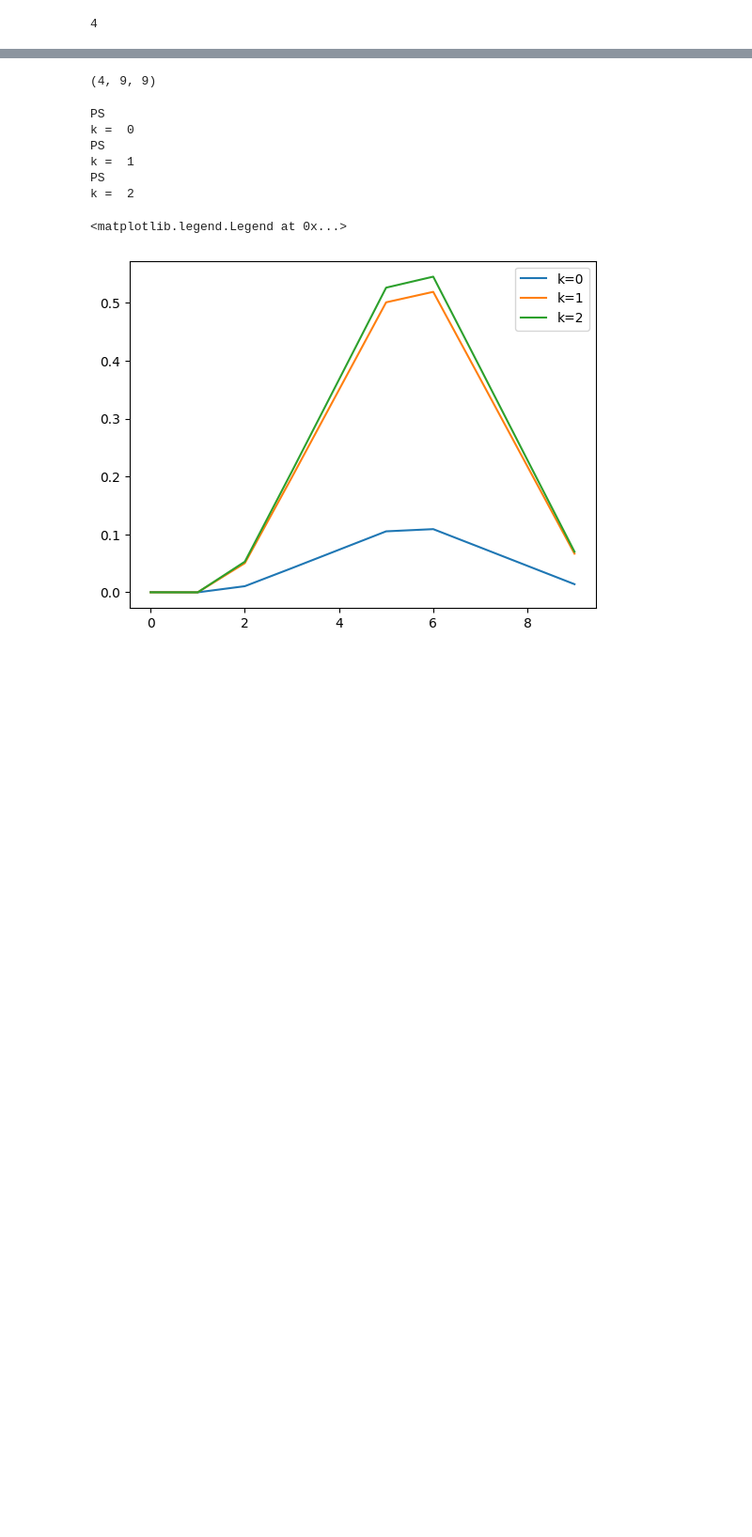
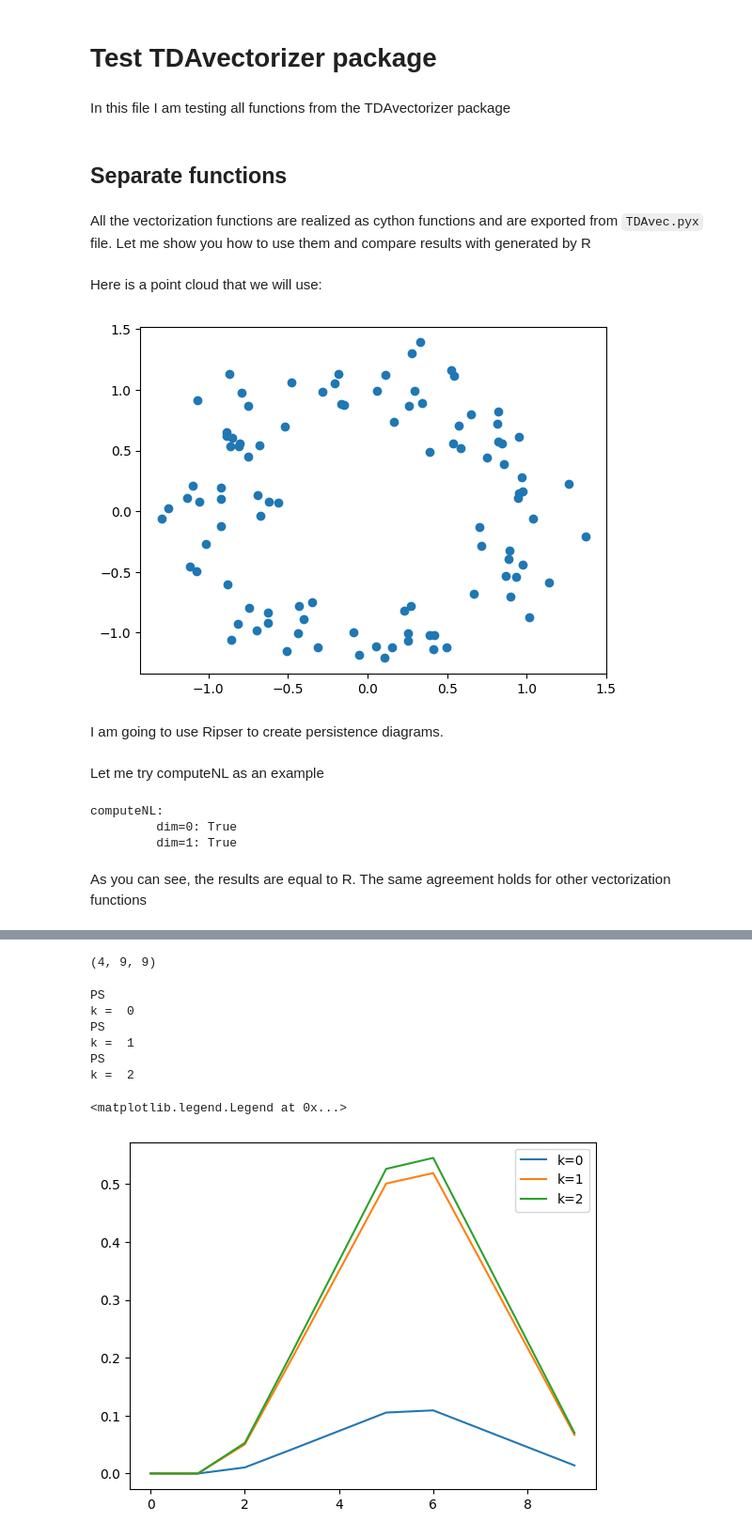
Before and after one commit to ALuchinsky/vpb_python, a Jupyter notebook: python/test_TDAvectorizer.ipynb, the cells around one changed output, grey strips where cells are left out. Shown: that part at 94% size. Saved outputs shown, nothing was run; the diff lists cells and outputs as text; code cells hidden in the pictures; blank space fills up the shorter version.

Commit message:
Rewritiong test_TDAvectorizer notebook

```diff
--- a/python/test_TDAvectorizer.ipynb
+++ b/python/test_TDAvectorizer.ipynb
@@ -6,11 +8,18 @@ import TDAvectorizer
-# %%
-
-reload(TDAvectorizer)
-vect = TDAvectorizer.TDAvectorizer()
-diags = []
-for i in range(4):
-    diags = diags + [vect.createEllipse()]
-vect.fit(diags)
-len(vect.diags)
-# %% [output]
-4
+# %% [markdown]
+# Test TDAvectorizer package
+# %% [markdown]
+In this file I am testing all functions from the TDAvectorizer package
+# %% [markdown]
+## Separate functions
+# %% [markdown]
+All the vectorization functions are realized as cython functions and are exported from `TDAvec.pyx` file. Let me show you how to use them and compare results with generated by R
+# %% [markdown]
+Here is a point cloud that we will use:
+# %%
+X = np.loadtxt("../R/unitCircle.csv", skiprows=1, delimiter=",")
+plt.plot(X[:,0], X[:,1], "o")
+plt.show()
+# %% [output]
+[figure, added]
+# %% [markdown]
+I am going to use Ripser to create persistence diagrams.
@@ -16,0 +30,16 @@ len(vect.diags)
+# %% [markdown]
+Let me try computeNL as an example
+# %%
+scaleSeq = np.linspace(0, 2, 11)
+print("computeNL:")
+for d in [0,1]:
+    pyth = computeNL(D, d, scaleSeq)
+    R = np.loadtxt("../R/nl_{}.csv".format(d), skiprows=1)
+    cond = np.allclose( pyth, R, atol=1e-7)
+    print(f"\t dim={d}: {cond}")
+# %% [output]
+computeNL:
+         dim=0: True
+         dim=1: True
+# %% [markdown]
+As you can see, the results are equal to R. The same agreement holds for other vectorization functions
```
Also changed, not shown: parts of 25 cells of this notebook.
